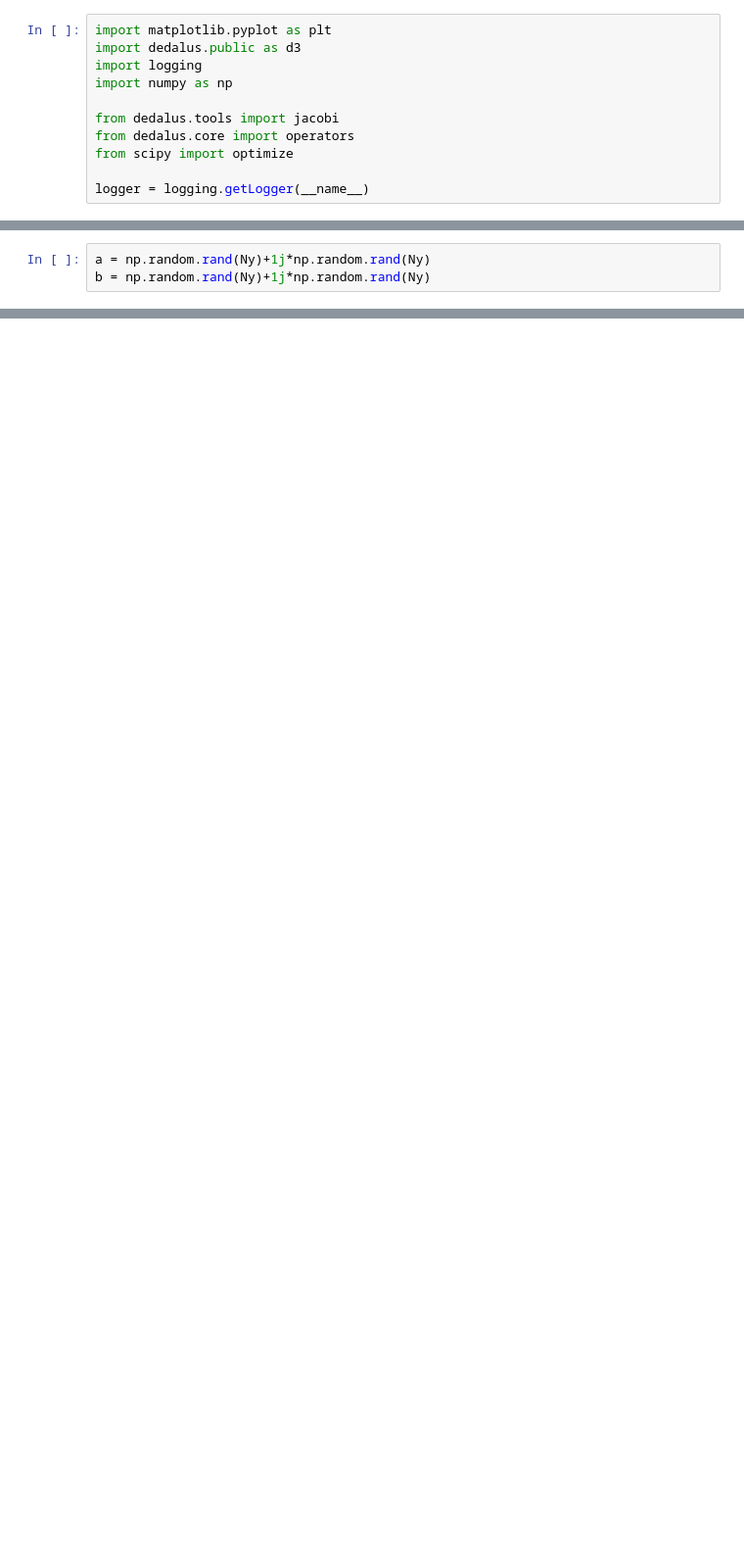
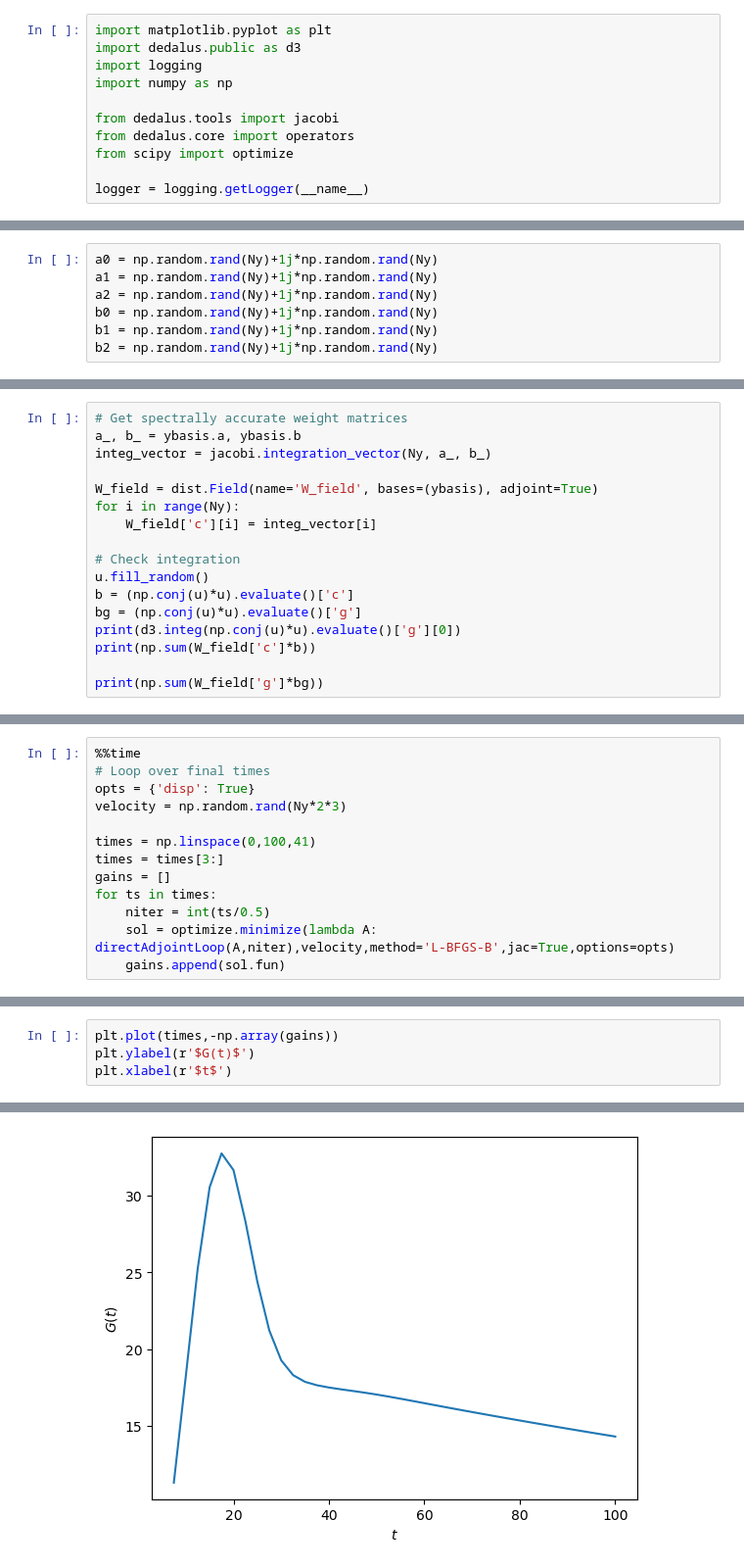
Before and after one commit to DedalusProject/dedalus, a Jupyter notebook: tmp/IVP_example.ipynb, the cells around one changed output, grey strips where cells are left out. Shown at 98% size. Saved outputs shown, nothing was run; the diff lists cells and outputs as text; blank space fills up the shorter version.

```diff
--- a/tmp/IVP_example.ipynb
+++ b/tmp/IVP_example.ipynb
@@ -76,4 +96,8 @@ problem.add_equation("w(y=2) = 0")
 # %%
-a = np.random.rand(Ny)+1j*np.random.rand(Ny)
-b = np.random.rand(Ny)+1j*np.random.rand(Ny)
+a0 = np.random.rand(Ny)+1j*np.random.rand(Ny)
+a1 = np.random.rand(Ny)+1j*np.random.rand(Ny)
+a2 = np.random.rand(Ny)+1j*np.random.rand(Ny)
+b0 = np.random.rand(Ny)+1j*np.random.rand(Ny)
+b1 = np.random.rand(Ny)+1j*np.random.rand(Ny)
+b2 = np.random.rand(Ny)+1j*np.random.rand(Ny)
 # %%
@@ -137,0 +196,17 @@ Rel. error =  7.058995511712877e-13
+# %%
+# Get spectrally accurate weight matrices
+a_, b_ = ybasis.a, ybasis.b
+integ_vector = jacobi.integration_vector(Ny, a_, b_)
+
+W_field = dist.Field(name='W_field', bases=(ybasis), adjoint=True)
+for i in range(Ny):
+    W_field['c'][i] = integ_vector[i]
+
+# Check integration
+u.fill_random()
+b = (np.conj(u)*u).evaluate()['c']
+bg = (np.conj(u)*u).evaluate()['g']
+print(d3.integ(np.conj(u)*u).evaluate()['g'][0])
+print(np.sum(W_field['c']*b))
+
+print(np.sum(W_field['g']*bg))
@@ -137,0 +288,13 @@ Rel. error =  7.058995511712877e-13
+# %%
+%%time
+# Loop over final times
+opts = {'disp': True}
+velocity = np.random.rand(Ny*2*3)
+
+times = np.linspace(0,100,41)
+times = times[3:]
+gains = []
+for ts in times:
+    niter = int(ts/0.5)
+    sol = optimize.minimize(lambda A: directAdjointLoop(A,niter),velocity,method='L-BFGS-B',jac=True,options=opts)
+    gains.append(sol.fun)
@@ -137,0 +411,5 @@ Rel. error =  7.058995511712877e-13
+# %%
+plt.plot(times,-np.array(gains))
+plt.ylabel(r'$G(t)$')
+plt.xlabel(r'$t$')
+# %% [output]
@@ -137,0 +417 @@ Rel. error =  7.058995511712877e-13
+[figure, added]
```
Also changed, not shown: parts of 24 cells of this notebook.
